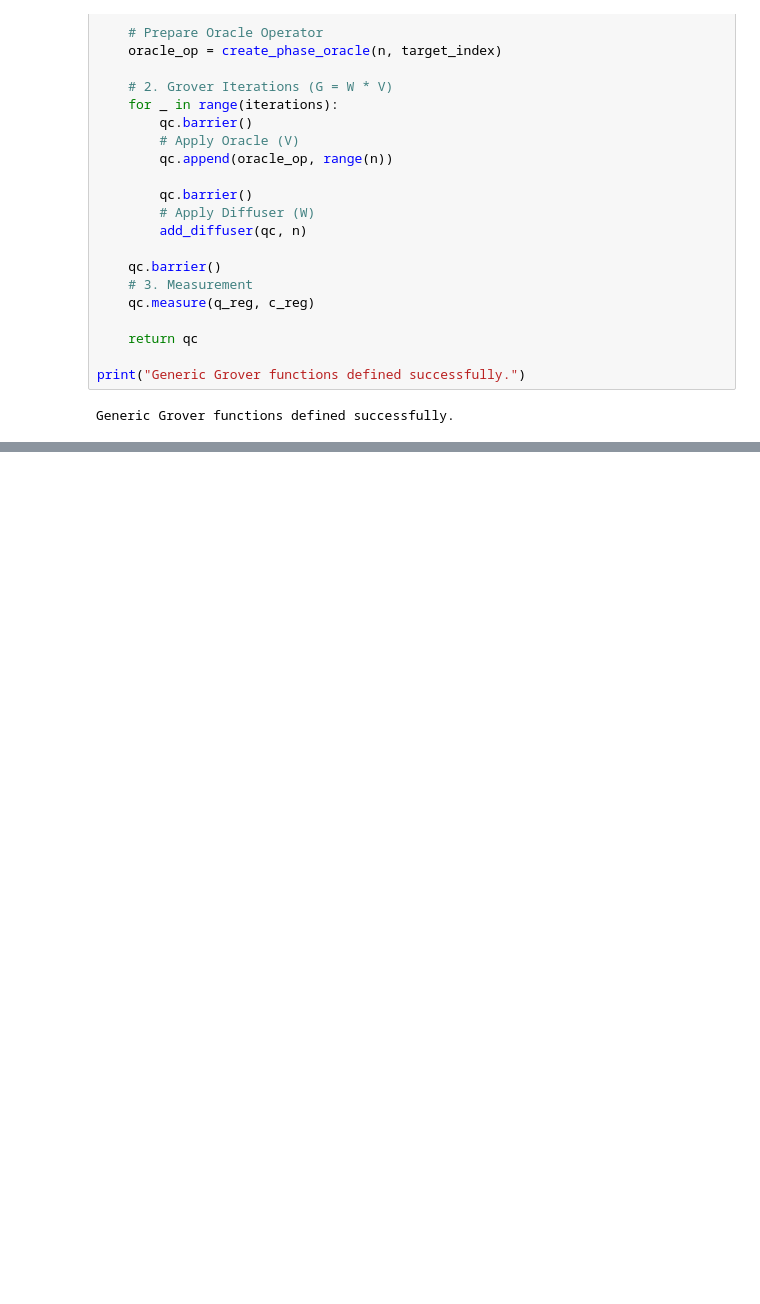
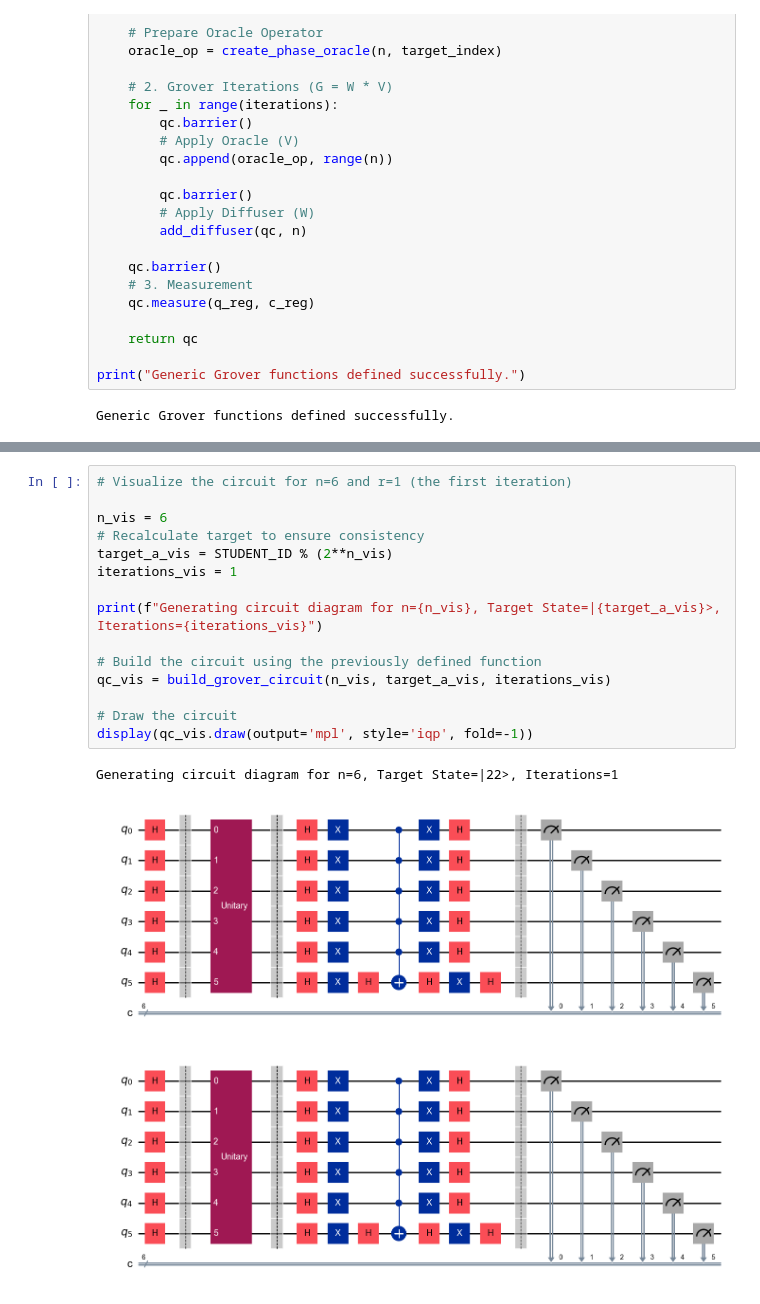
Before and after one commit to dromaniv/quantum, a Jupyter notebook: project4.ipynb, the cells around one changed output, grey strips where cells are left out. Saved outputs shown, nothing was run; the diff lists cells and outputs as text; blank space fills up the shorter version.

```diff
--- a/project4.ipynb
+++ b/project4.ipynb
@@ -383,0 +384,19 @@ n=6, Target=22 (010110), r=6, Probability=0.9976
+# %%
+# Visualize the circuit for n=6 and r=1 (the first iteration)
+
+n_vis = 6
+# Recalculate target to ensure consistency
+target_a_vis = STUDENT_ID % (2**n_vis)
+iterations_vis = 1
+
+print(f"Generating circuit diagram for n={n_vis}, Target State=|{target_a_vis}>, Iterations={iterations_vis}")
+
+# Build the circuit using the previously defined function
+qc_vis = build_grover_circuit(n_vis, target_a_vis, iterations_vis)
+
+# Draw the circuit
+display(qc_vis.draw(output='mpl', style='iqp', fold=-1))
+# %% [output]
+Generating circuit diagram for n=6, Target State=|22>, Iterations=1
+[figure, added]
+[figure, added]
```
Also changed, not shown: parts of 6 cells of this notebook.
